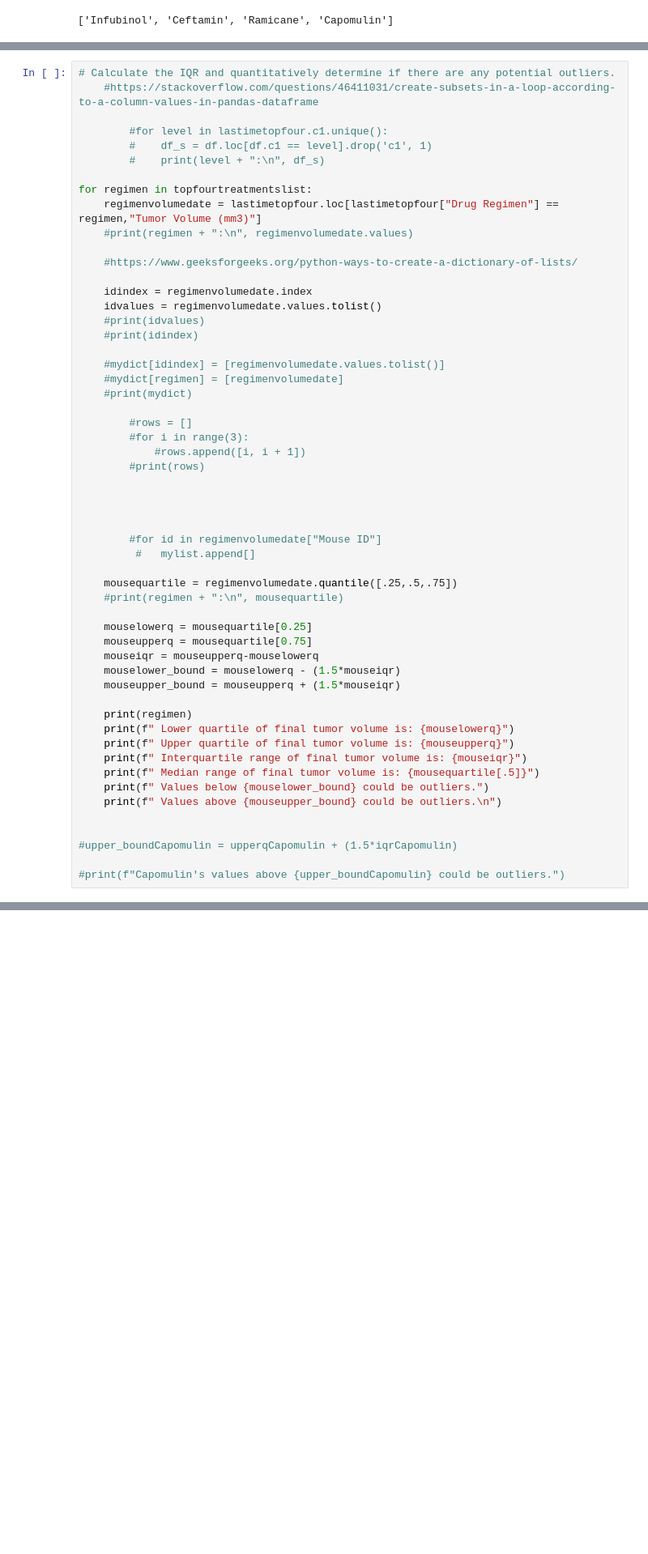
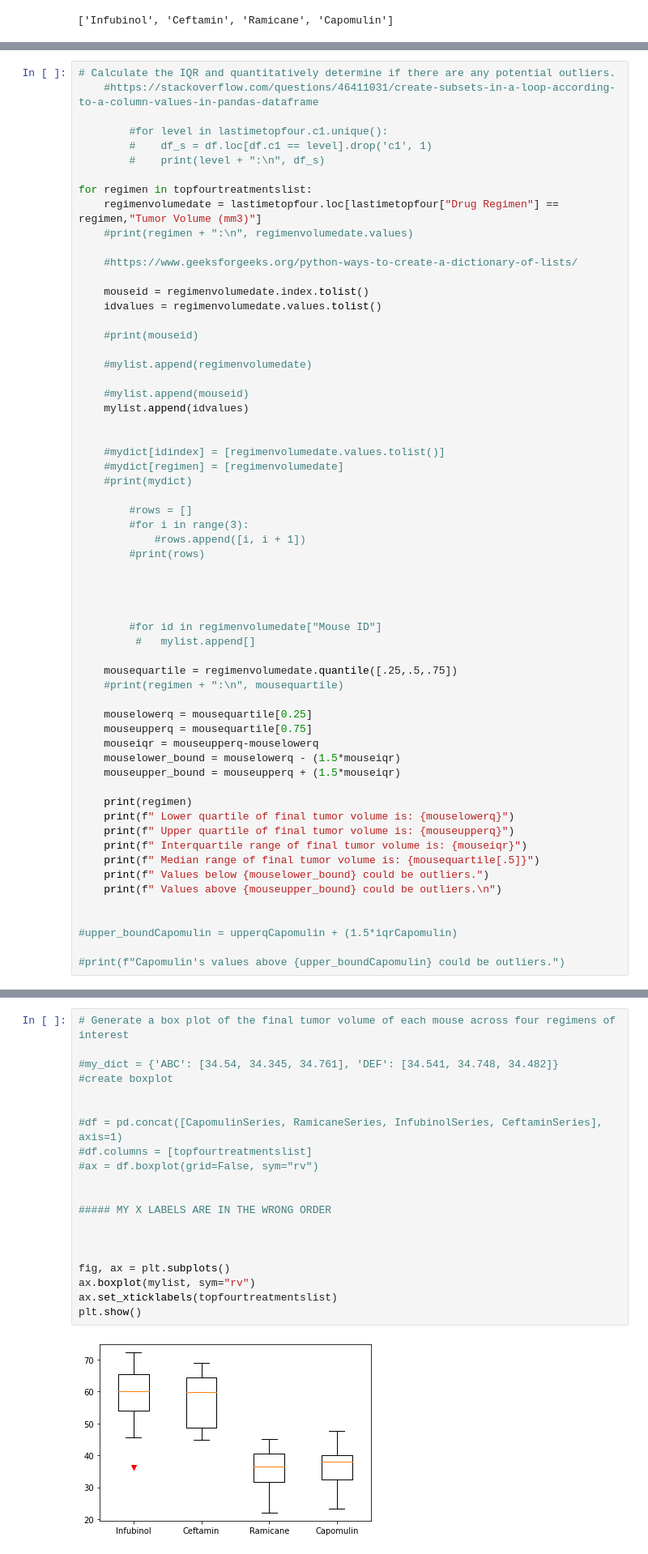
Before and after one commit to jMacProd/MatplotlibChallenge, a Jupyter notebook: Pymaceuticals/pymaceuticalsCOPY2.ipynb, the cells around one changed output, grey strips where cells are left out. Shown: that part at 81% size. Cells and saved outputs as stored; diff of their text form; blank space fills up the shorter version.

```diff
--- a/Pymaceuticals/pymaceuticalsCOPY2.ipynb
+++ b/Pymaceuticals/pymaceuticalsCOPY2.ipynb
@@ -296,10 +297,16 @@ for regimen in topfourtreatmentslist:
 
     #https://www.geeksforgeeks.org/python-ways-to-create-a-dictionary-of-lists/
 
-    idindex = regimenvolumedate.index
+    mouseid = regimenvolumedate.index.tolist()
     idvalues = regimenvolumedate.values.tolist()
-    #print(idvalues)
-    #print(idindex)
+
+    #print(mouseid)
+
+    #mylist.append(regimenvolumedate)
+
+    #mylist.append(mouseid)
+    mylist.append(idvalues)
+
 
     #mydict[idindex] = [regimenvolumedate.values.tolist()]
     #mydict[regimen] = [regimenvolumedate]
@@ -544,3 +509,25 @@ print(lastimetopfourCeftamin)
+# %%
+# Generate a box plot of the final tumor volume of each mouse across four regimens of interest
+
+#my_dict = {'ABC': [34.54, 34.345, 34.761], 'DEF': [34.541, 34.748, 34.482]}
+#create boxplot
+
+
+#df = pd.concat([CapomulinSeries, RamicaneSeries, InfubinolSeries, CeftaminSeries], axis=1)
+#df.columns = [topfourtreatmentslist]
+#ax = df.boxplot(grid=False, sym="rv")
+
+
+##### MY X LABELS ARE IN THE WRONG ORDER
+
+
+
+fig, ax = plt.subplots()
+ax.boxplot(mylist, sym="rv")
+ax.set_xticklabels(topfourtreatmentslist)
+plt.show()
+# %% [output]
+[figure, added]
 # %%
 # Generate a box plot of the final tumor volume of each mouse across four regimens of interest
 
```
Also changed, not shown: parts of 8 cells of this notebook.
